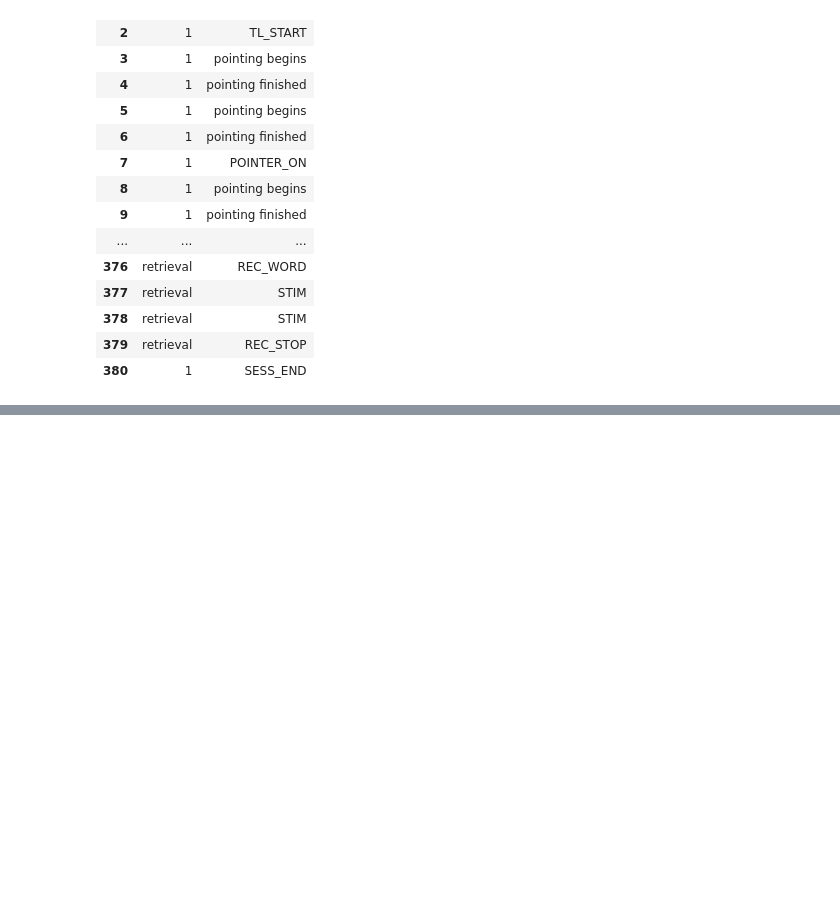
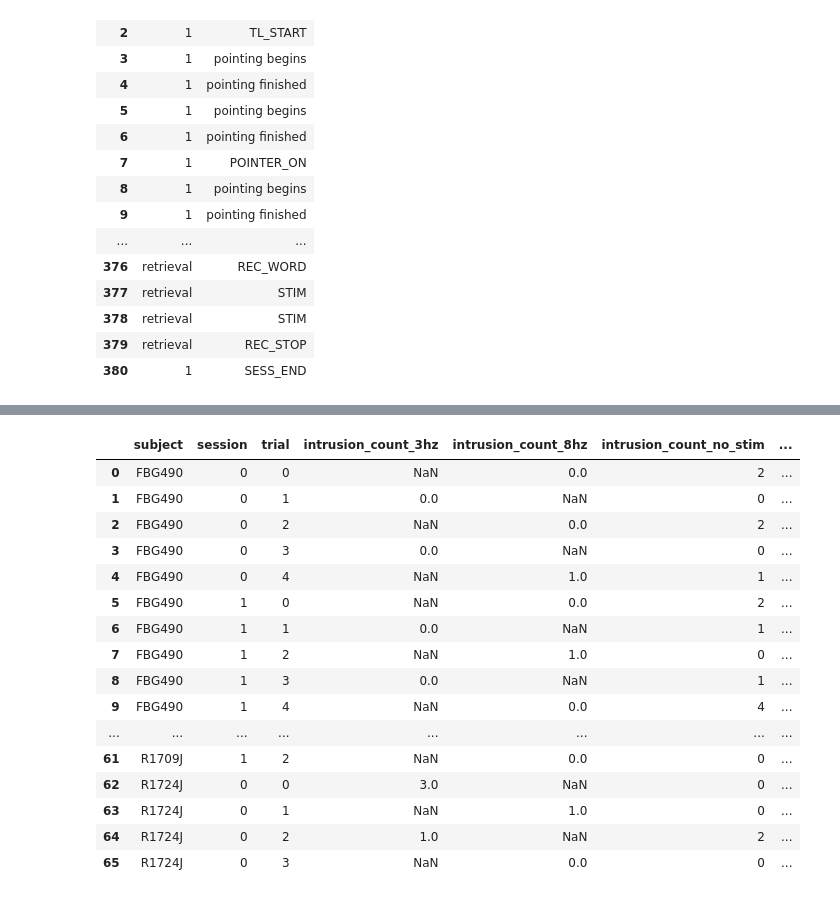
Before and after one commit to caoruoyi/Courier, a Jupyter notebook: Intrusion_and_Recall_rate.ipynb, the cells around one changed output, grey strips where cells are left out. Saved outputs shown, nothing was run; the diff lists cells and outputs as text; code cells hidden in the pictures; blank space fills up the shorter version.

```diff
--- a/Intrusion_and_Recall_rate.ipynb
+++ b/Intrusion_and_Recall_rate.ipynb
@@ -328,0 +554,20 @@ evs['phase']=1
+# %%
+results_df
+# %% [output]
+|  | subject | session | trial | intrusion_count_3hz | intrusion_count_8hz | intrusion_count_no_stim | ... |
+| 0 | FBG490 | 0 | 0 | NaN | 0.0 | 2 | ... |
+| 1 | FBG490 | 0 | 1 | 0.0 | NaN | 0 | ... |
+| 2 | FBG490 | 0 | 2 | NaN | 0.0 | 2 | ... |
+| 3 | FBG490 | 0 | 3 | 0.0 | NaN | 0 | ... |
+| 4 | FBG490 | 0 | 4 | NaN | 1.0 | 1 | ... |
+| 5 | FBG490 | 1 | 0 | NaN | 0.0 | 2 | ... |
+| 6 | FBG490 | 1 | 1 | 0.0 | NaN | 1 | ... |
+| 7 | FBG490 | 1 | 2 | NaN | 1.0 | 0 | ... |
+| 8 | FBG490 | 1 | 3 | 0.0 | NaN | 1 | ... |
+| 9 | FBG490 | 1 | 4 | NaN | 0.0 | 4 | ... |
+| ... | ... | ... | ... | ... | ... | ... | ... |
+| 61 | R1709J | 1 | 2 | NaN | 0.0 | 0 | ... |
+| 62 | R1724J | 0 | 0 | 3.0 | NaN | 0 | ... |
+| 63 | R1724J | 0 | 1 | NaN | 1.0 | 0 | ... |
+| 64 | R1724J | 0 | 2 | 1.0 | NaN | 2 | ... |
+| 65 | R1724J | 0 | 3 | NaN | 0.0 | 0 | ... |
```
Also changed, not shown: parts of 2 cells of this notebook.
